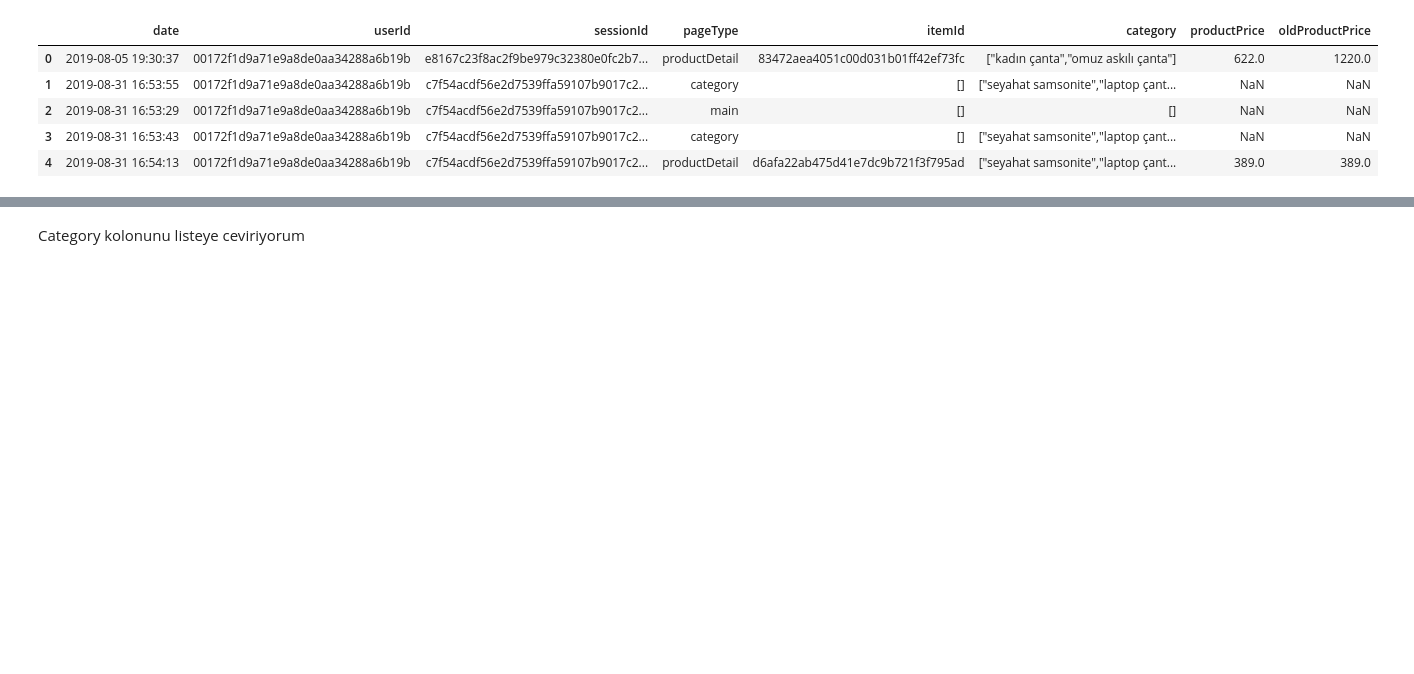
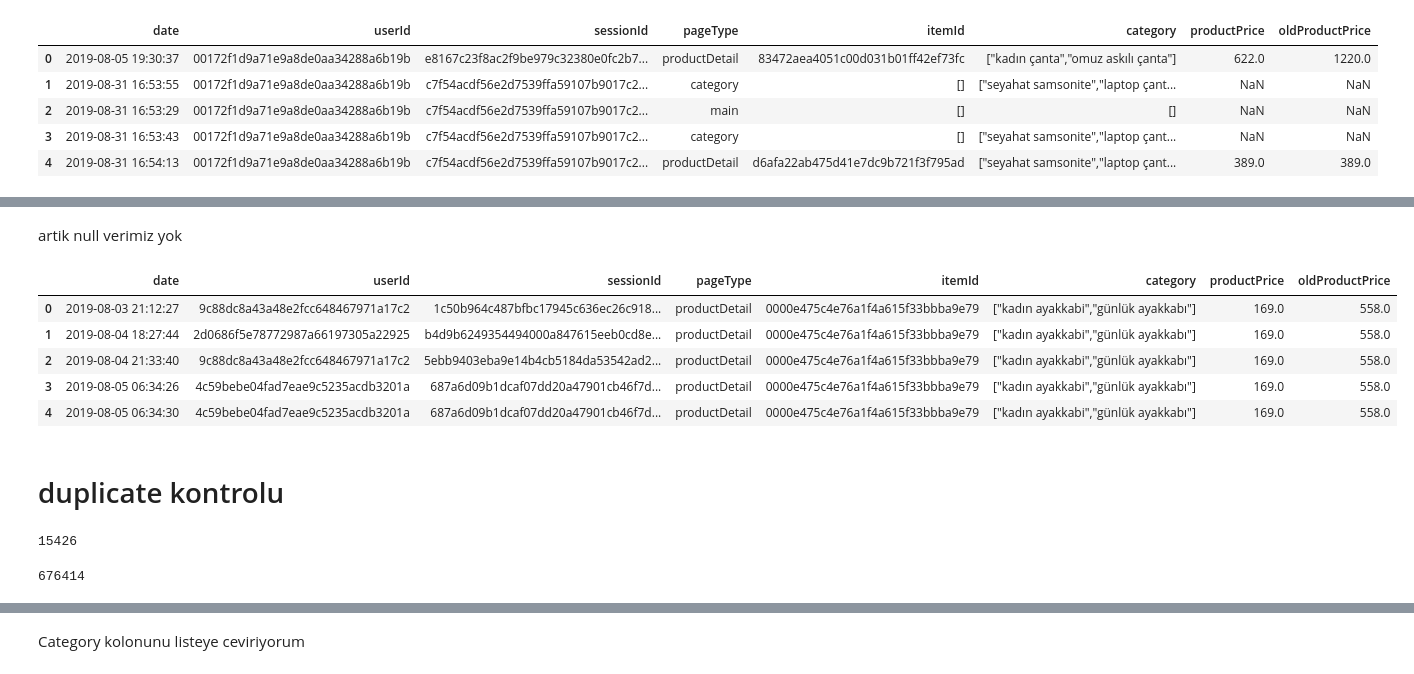
Before and after one commit to keremtatlici/ecommerce-recommendation-ml, a Jupyter notebook: codes/model_train.ipynb, the cells around one changed output, grey strips where cells are left out. Saved outputs shown, nothing was run; the diff lists cells and outputs as text; code cells hidden in the pictures; blank space fills up the shorter version.

```diff
--- a/codes/model_train.ipynb
+++ b/codes/model_train.ipynb
@@ -28,0 +109,22 @@ df.head()
+# %%
+
+df['date'] = pd.to_datetime(df['date'])
+# Veri setini itemId ve date bazında sıralama
+df = df.sort_values(by=['itemId', 'date'])
+
+# En yakın dolu değerle doldurma fonksiyonu
+def fill_missing_with_nearest(df, column):
+    dataframe = df.copy()
+    for idx, row in dataframe.iterrows():
+        if pd.isna(row[column]):
+            # Aynı itemId içindeki dolu değerleri bul
+            non_na_values = dataframe[~dataframe[column].isna()]
+            if not non_na_values.empty:
+                # En yakın tarihi bul
+                nearest_idx = (non_na_values['date'] - row['date']).abs().idxmin()
+                dataframe.at[idx, column] = dataframe.at[nearest_idx, column]
+    return dataframe
+
+# Her itemId için eksik değerleri doldurma
+df = df.groupby('itemId').apply(lambda group: fill_missing_with_nearest(group, 'productPrice')).reset_index(drop=True)
+df = df.groupby('itemId').apply(lambda group: fill_missing_with_nearest(group, 'oldProductPrice')).reset_index(drop=True)
@@ -28,0 +147,3 @@ df.head()
+# %%
+# pageType==productDetail ise ve null varsa dropla
+df = df[~((df.pageType == 'productDetail') & (df.productPrice.isnull()))]
@@ -28,0 +179,18 @@ df.head()
+# %% [markdown]
+artik null verimiz yok
+# %%
+df.head()
+# %% [output]
+|  | date | userId | sessionId | pageType | itemId | category | productPrice | oldProductPrice |
+| 0 | 2019-08-03 21:12:27 | 9c88dc8a43a48e2fcc648467971a17c2 | 1c50b964c487bfbc17945c636ec26c918... | productDetail | 0000e475c4e76a1f4a615f33bbba9e79 | ["kadın ayakkabi","günlük ayakkabı"] | 169.0 | 558.0 |
+| 1 | 2019-08-04 18:27:44 | 2d0686f5e78772987a66197305a22925 | b4d9b6249354494000a847615eeb0cd8e... | productDetail | 0000e475c4e76a1f4a615f33bbba9e79 | ["kadın ayakkabi","günlük ayakkabı"] | 169.0 | 558.0 |
+| 2 | 2019-08-04 21:33:40 | 9c88dc8a43a48e2fcc648467971a17c2 | 5ebb9403eba9e14b4cb5184da53542ad2... | productDetail | 0000e475c4e76a1f4a615f33bbba9e79 | ["kadın ayakkabi","günlük ayakkabı"] | 169.0 | 558.0 |
+| 3 | 2019-08-05 06:34:26 | 4c59bebe04fad7eae9c5235acdb3201a | 687a6d09b1dcaf07dd20a47901cb46f7d... | productDetail | 0000e475c4e76a1f4a615f33bbba9e79 | ["kadın ayakkabi","günlük ayakkabı"] | 169.0 | 558.0 |
+| 4 | 2019-08-05 06:34:30 | 4c59bebe04fad7eae9c5235acdb3201a | 687a6d09b1dcaf07dd20a47901cb46f7d... | productDetail | 0000e475c4e76a1f4a615f33bbba9e79 | ["kadın ayakkabi","günlük ayakkabı"] | 169.0 | 558.0 |
+# %% [markdown]
+# duplicate kontrolu
+# %%
+# duplicate check
+df.duplicated().sum()
+# %% [output]
+15426
@@ -28,0 +199,4 @@ df.head()
+# %%
+len(df)
+# %% [output]
+676414
```
Also changed, not shown: parts of 48 cells of this notebook, 5 other files.
